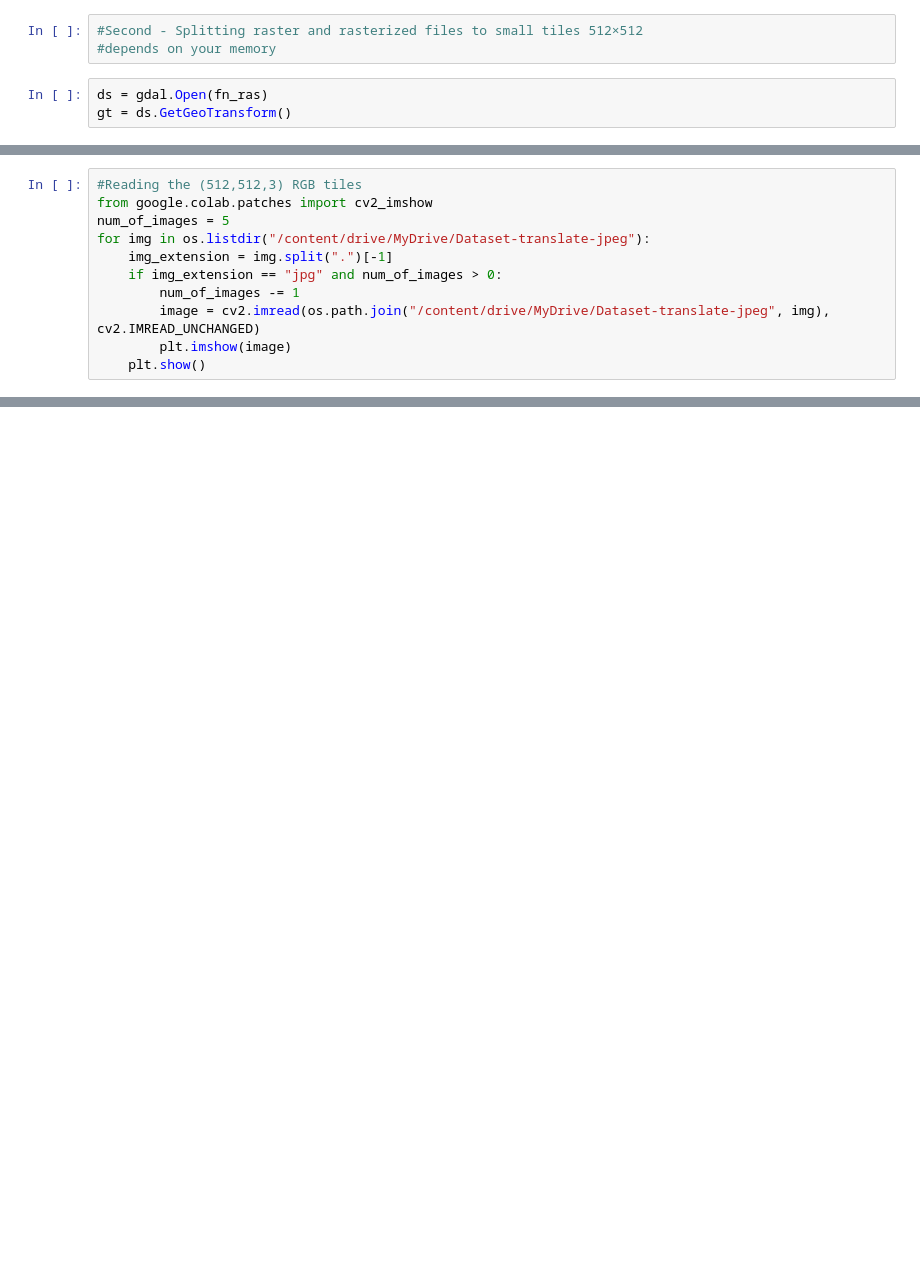
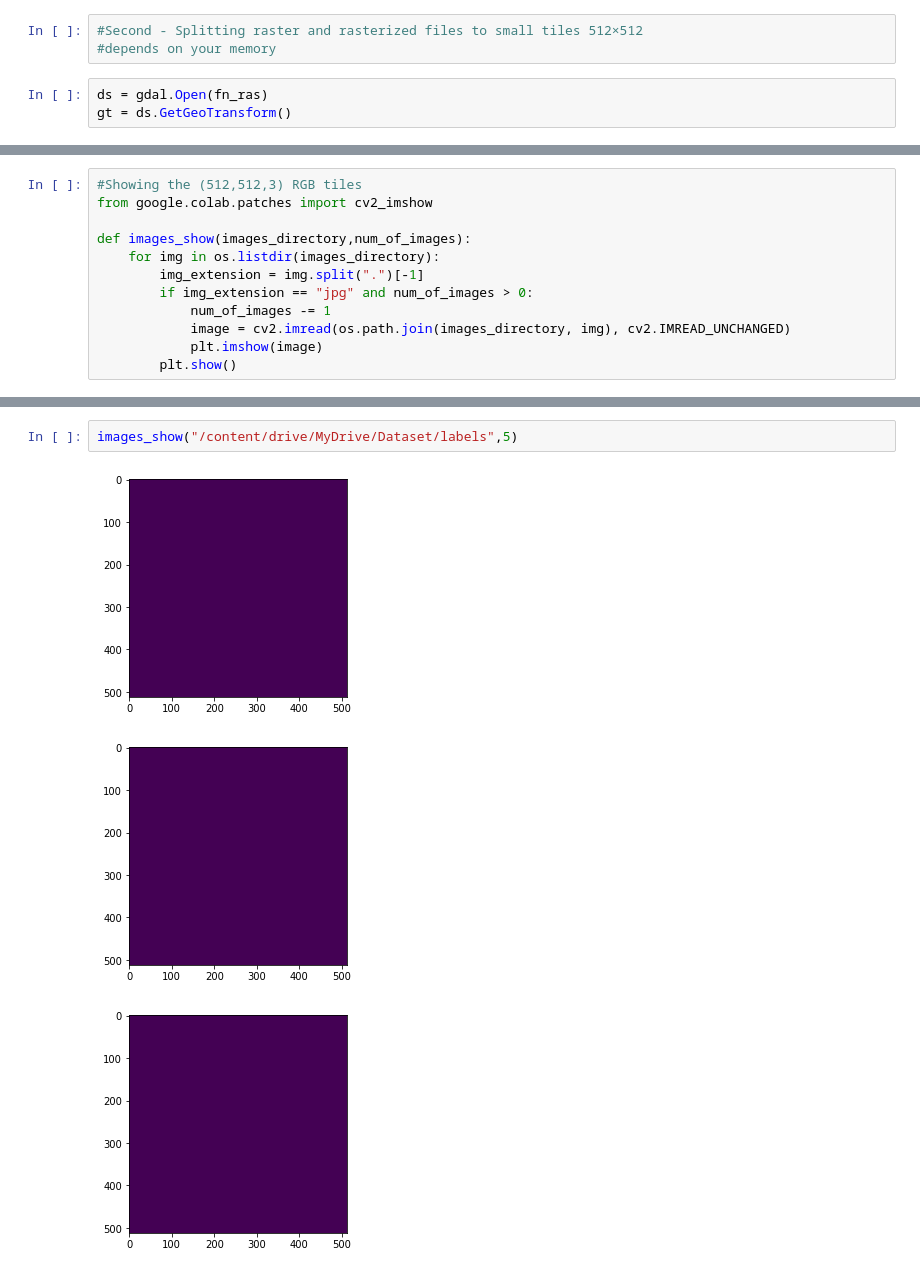
Before and after one commit to omarsayed7/Satellite-Segmentation, a Jupyter notebook: Data_pre_processing.ipynb, the cells around one changed output, grey strips where cells are left out. Cells and saved outputs as stored; diff of their text form; blank space fills up the shorter version.

```diff
--- a/Data_pre_processing.ipynb
+++ b/Data_pre_processing.ipynb
@@ -260,11 +274,12 @@ for i in range(xround):
 # %%
-#Reading the (512,512,3) RGB tiles
+#Showing the (512,512,3) RGB tiles
 from google.colab.patches import cv2_imshow
-num_of_images = 5
-for img in os.listdir("/content/drive/MyDrive/Dataset-translate-jpeg"):
-    img_extension = img.split(".")[-1]
-    if img_extension == "jpg" and num_of_images > 0:
-        num_of_images -= 1
-        image = cv2.imread(os.path.join("/content/drive/MyDrive/Dataset-translate-jpeg", img), cv2.IMREAD_UNCHANGED)
-        plt.imshow(image)
-    plt.show()
+
+def images_show(images_directory,num_of_images):
+    for img in os.listdir(images_directory):
+        img_extension = img.split(".")[-1]
+        if img_extension == "jpg" and num_of_images > 0:
+            num_of_images -= 1
+            image = cv2.imread(os.path.join(images_directory, img), cv2.IMREAD_UNCHANGED)
+            plt.imshow(image)
+        plt.show()
@@ -276,0 +294,6 @@ for img in os.listdir("/content/drive/MyDrive/Dataset-translate-jpeg"):
+# %%
+images_show("/content/drive/MyDrive/Dataset/labels",5)
+# %% [output]
+[figure, added]
+[figure, added]
+[figure, added]
```
Also changed, not shown: parts of 28 cells of this notebook.
